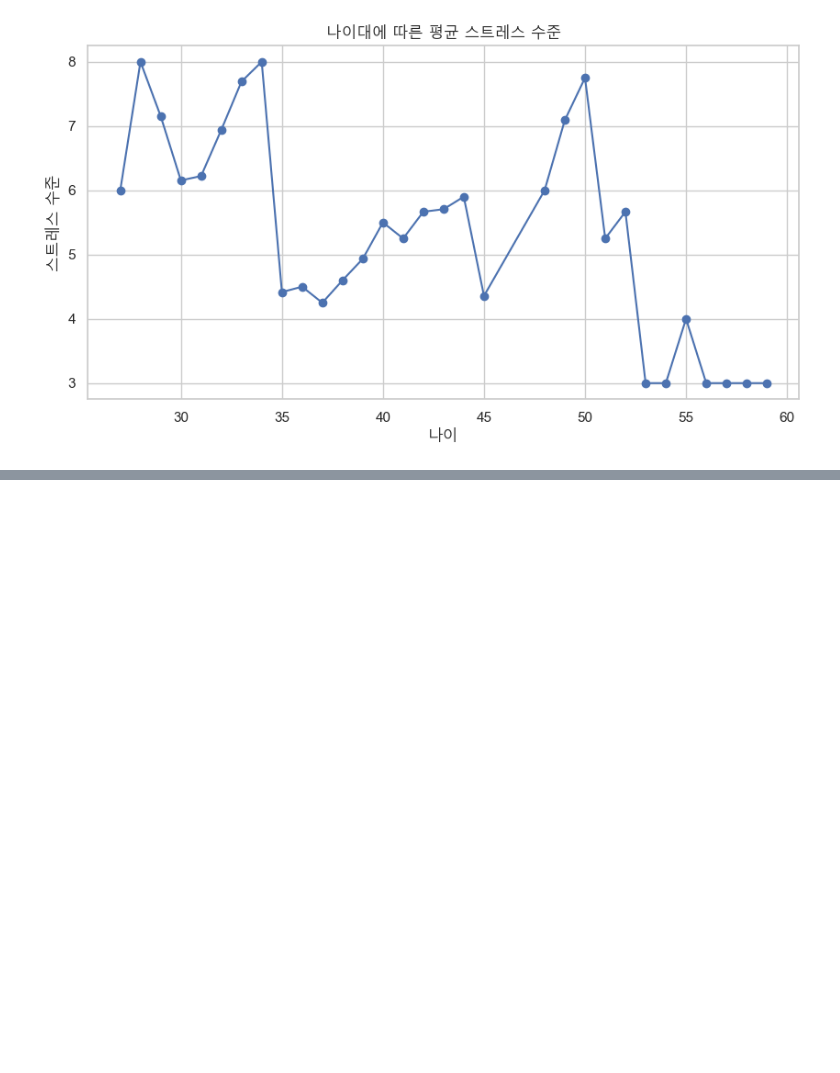
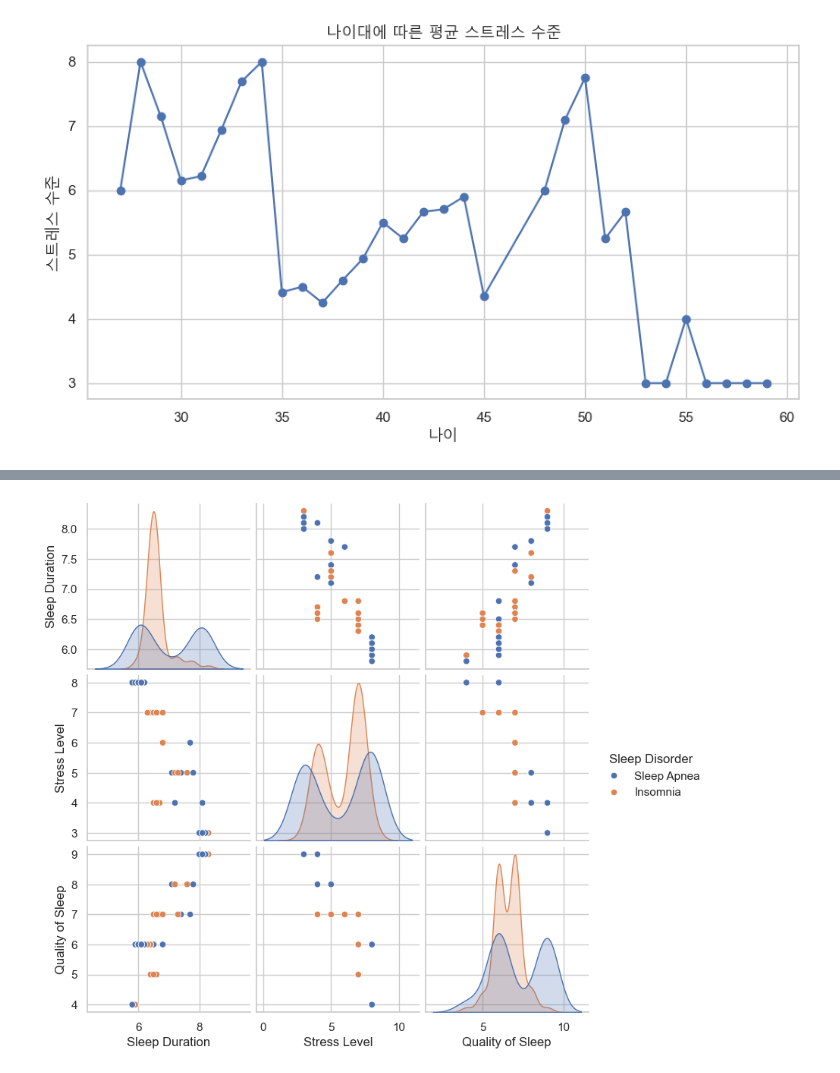
Before and after one commit to heewonLEE2/Python, a Jupyter notebook: SleepProject/SleepProject.ipynb, the cells around one changed output, grey strips where cells are left out. Drawn from its saved outputs; the diff is of its cells as text; code cells hidden in the pictures; blank space fills up the shorter version.

```diff
--- a/SleepProject/SleepProject.ipynb
+++ b/SleepProject/SleepProject.ipynb
@@ -76,0 +109,5 @@ plt.show()
+# %%
+sns.pairplot(df[cols + ["Sleep Disorder"]], hue="Sleep Disorder")
+plt.show()
+# %% [output]
+[figure, added]
```
Also changed, not shown: parts of 13 cells of this notebook, 3 other files.
